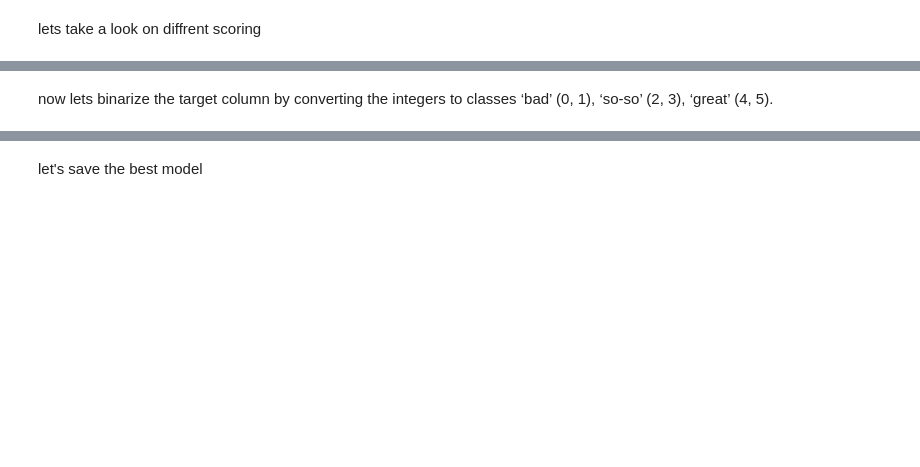
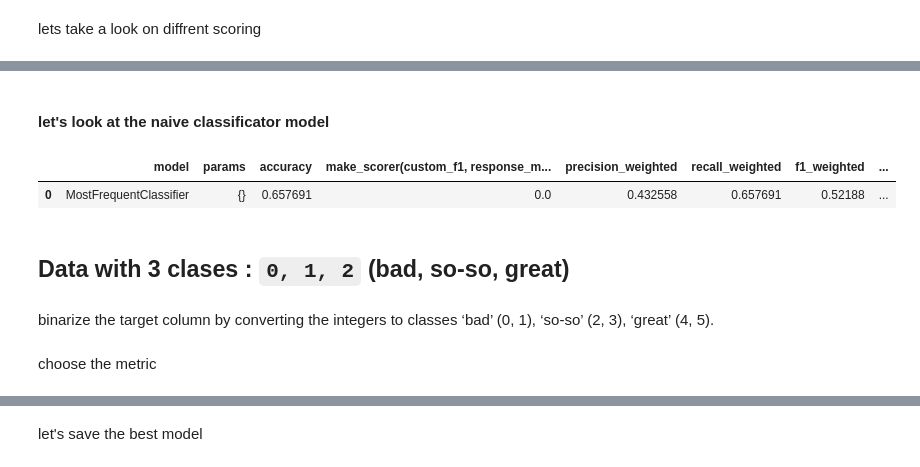
Before and after one commit to gordyay/food-nutrition-module, a Jupyter notebook: src/recipes.ipynb, the cells around one changed output, grey strips where cells are left out. Drawn from its saved outputs; the diff is of its cells as text; code cells hidden in the pictures; blank space fills up the shorter version.

````diff
--- a/src/recipes.ipynb
+++ b/src/recipes.ipynb
@@ -639,11 +642,8 @@ prepare data to classification
 def closest_int(y):
     return y.round().astype(int)
 
-scoring='accuracy'
-
-
-splitter = TrainValidationTest(smote=True)
+splitter = TrainValidationTest()
 X_train, X_valid, X_test, y_train, y_valid, y_test = splitter.split(X, closest_int(y))
 X_comb=pd.concat([X_train, X_valid], axis=0, ignore_index=True)
 y_comb=np.concatenate([y_train, y_valid])
-y_comb=pd.DataFrame(y_comb)
+y_comb1=pd.DataFrame(y_comb)
@@ -777,5 +835,20 @@ calc_scores(estimators, estimators_name, result_serching.head(8), scorings)
+# %% [markdown]
+#### let's look at the naive classificator model
+# %%
+naive_est=[MostFrequentClassifier()]
+naive_name=['MostFrequentClassifier']
+naive_df=pd.DataFrame({
+    'model': ['MostFrequentClassifier'],
+    'params': [{}]
+})
+calc_scores(naive_est, naive_name, naive_df, scorings)
+# %% [output]
+|  | model | params | accuracy | make_scorer(custom_f1, response_m... | precision_weighted | recall_weighted | f1_weighted | ... |
+| 0 | MostFrequentClassifier | {} | 0.657691 | 0.0 | 0.432558 | 0.657691 | 0.52188 | ... |
+# %% [markdown]
+## Data with 3 clases : ```0, 1, 2``` (bad, so-so, great)
 # %% [markdown]
-now lets binarize the target column by converting the integers to classes ‘bad’ (0, 1), ‘so-so’ (2, 3), ‘great’ (4, 5).
+binarize the target column by converting the integers to classes ‘bad’ (0, 1), ‘so-so’ (2, 3), ‘great’ (4, 5).
 # %%
 converted_classes_y=pd.cut(closest_int(y), bins = [-1, 1, 3, 5], labels = [0, 1, 2])
 
@@ -783,3 +856,5 @@ splitter = TrainValidationTest(stratified=False,smote=True)
 X_train, X_valid, X_test, y_train, y_valid, y_test = splitter.split(X, converted_classes_y)
 X_comb=pd.concat([X_train, X_valid], axis=0, ignore_index=True)
 y_comb=pd.concat([y_train, y_valid], axis=0, ignore_index=True)
+# %% [markdown]
+choose the metric
````
Also changed, not shown: parts of 46 cells of this notebook, 15 other files.
